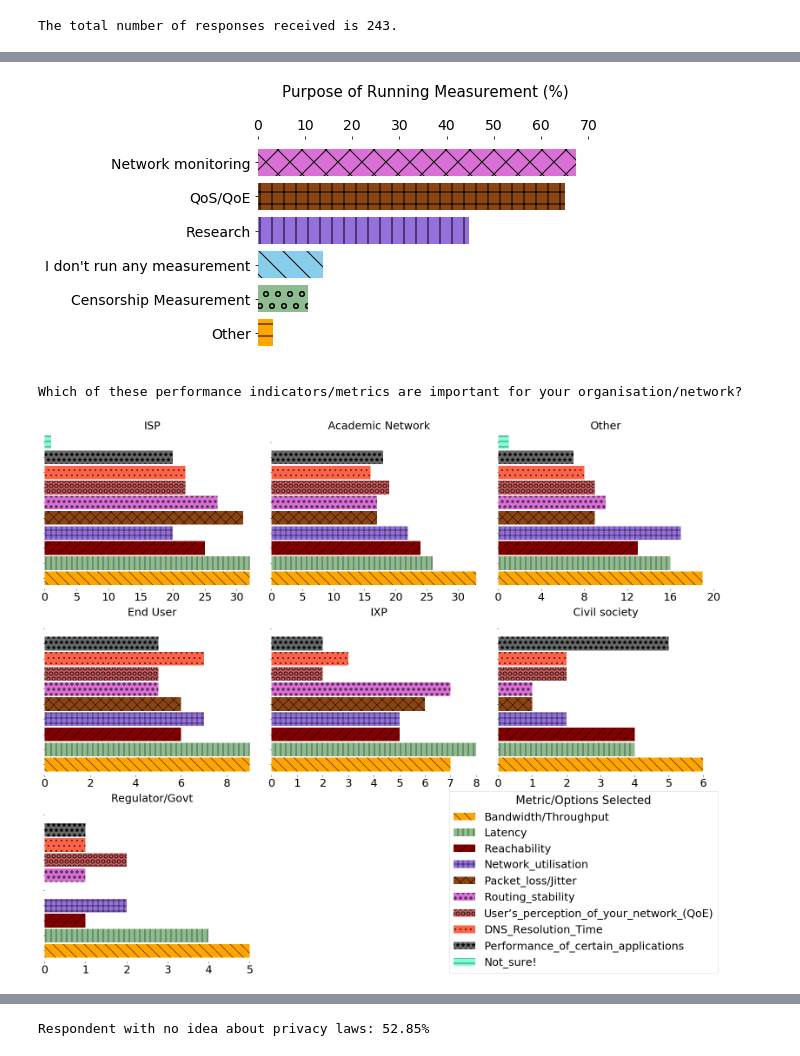
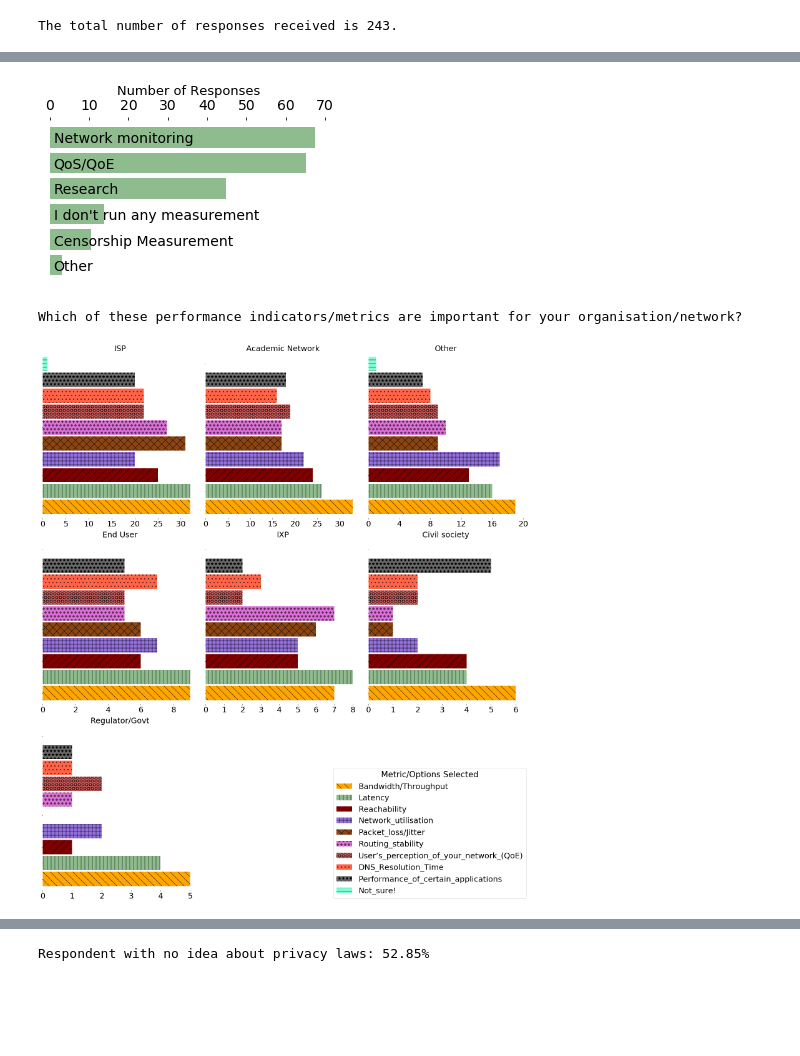
Before and after one commit to AFRINIC-Labs/Africa_Internet_Measurement_Survey, a Jupyter notebook: survey_analysis.ipynb, the cells around one changed output, grey strips where cells are left out. Drawn from its saved outputs; the diff is of its cells as text; code cells hidden in the pictures; blank space fills up the shorter version.

```diff
--- a/survey_analysis.ipynb
+++ b/survey_analysis.ipynb
@@ -13,6 +13,15 @@ file.rename(columns={file.columns[0]: 'Country', file.columns[1]: 'Business Cate
                    , file.columns[2]: 'Business Category [Business Category - Other]'\
                    , file.columns[12]: 'Campaign Run'}, inplace=True)
 file['Country'].replace(np.nan, "Other", inplace=True)
+
+#Renaming Business Categories
+file.replace(('Regulator/Government Agency', 'Internet eXchange Point (IXP)',
+                 'End-user (Home/Mobile broadband)', 'Academic Institution', 'Academic network (NRENs)',
+                 'Internet Service Provider (ISP)', 'Telecom (Mobile) Operator','Wireless network',
+                'Enterprise Network','ccTLD/DNS Operator','Community Network','Datacentre', 'Cable Operator'),
+                ('Regulator/Govt', 'IXP', 'End User', 'Academic Network', 'Academic Network','ISP', 'ISP',
+                 'ISP', 'Other', 'Other', 'Other', 'Other', 'Other'),
+                inplace=True)
 # %% [output]
 The total number of responses received is 243.
 # %%
@@ -32,10 +41,6 @@ print("Total Number of responses: {}".format(total_responses))
 print("Number of countries that responded: {}".format(len(df['Country'].value_counts())-1))#minus 1 of 'Other'
 print("Responses with no country specified: {}\n".format(len(df[df['Country'] == "Other"])))
 
-#Excluded entries
-#excluded_df = file[~file.index.isin(df.index)]
-#excluded_df.to_csv(r'excluded.csv')
-
 #Businesses that run measurement campaign
 runm = len(df[['Business Category', 'Campaign Run']][df['Campaign Run']=="Yes"])
 runperc = round(runm/len(df)*100, 2)
@@ -49,13 +54,15 @@ mdata = len(df[['Business Category', 'Businesses Collecting Data']][df['Business
 mdataper = round(mdata/len(df)*100, 2)
 print("Total number of businesses that collect some measurement data: {} or {}% of all responses"\
       .format(mdata, mdataper))
-#df['Business Category'].unique()
 
-#Creating list of business and saving in dictionary for later use
-list1 = list(file['Business Category'].unique())
-dic = {k: v for v, k in enumerate(list1)}\
-.fromkeys(list1, 0) #Create dictionary from the list, assign 0 as value of keys
-businessList = pd.DataFrame.from_dict(dic, orient='index', columns=['Campaign Run'])
+#Number of Response by category
+df1 = df.set_index('Business Category')
+count = {}
+for i in df1.index.unique().tolist():
+    name = str(i)
+    length = len(df1.loc[name])
+    count.update({name:length })
+count
 # %% [output]
 First Cleaning: Elimating responses with no single measurement answer
 Total Number of responses: 162
@@ -231,43 +166,43 @@ def purpose_of_measurement():
                 other += value
             perc = (other/len(df2)*100)
             freq.append(perc)
             purpose.append("Other")
         else:
             value = len(df2[['Business Category', column]][df2[column]=="Yes"])
             perc = (value/len(df2)*100)
             freq.append(perc)
             ntype = col.split('[')[1].split(']')[0]
             if ntype == "Quality_of_Service_(QoS)/Quality_of_Experience_(QoE)":
                 ntype="QoS/QoE"
             purpose.append(ntype)
 
     final = dict(zip(purpose, freq)) #Creating dictionary based on the values in the two lists
     final = {k: v for k, v in sorted(final.items(), key=lambda x: x[1])} #Sorting dict by values
 
-    fig, ax = plt.subplots(figsize=(6,4))
-    patterns = [ '-', 'o' , '\\' , '|' , '+' , 'x',]
-    color=['orange', 'darkseagreen', 'skyblue', 'mediumpurple', 'saddlebrown', 'orchid']
-
+    fig, ax = plt.subplots(figsize=(5,3))
     final = {x.replace('_', ' '): v for x, v in final.items()}
 
-    bars = plt.barh(*zip(*final.items()), height=.8, color=color)
-    for bar, pattern in zip(bars, patterns):
-        bar.set_hatch(pattern)
+    bars = plt.barh(*zip(*final.items()), height=.8, color='darkseagreen')
+
     for spine in ax.spines:
         ax.spines[spine].set_visible(False)
 
     ax.tick_params(axis = 'both', which = 'major', labelsize = 14)
-    ax.set_xlabel('Purpose of Running Measurement (%)\n', fontdict={'fontsize': 15})
-    ax.set_xticks([0,10,20,30,40,50,60,70])
+    ax.yaxis.tick_right()
+    ax.tick_params(axis="y", which='major', length=0)
+    ax.tick_params(axis="y",direction="in", pad=-275)
     ax.xaxis.tick_top()
     ax.xaxis.set_label_position('top')
+    ax.set_xlabel('Number of Responses', fontdict={'fontsize': 13})
+    ax.set_xticks([0,10,20,30,40,50,60,70])
+
     plt.savefig('figures/purpose.pdf', bbox_inches = 'tight')
     plt.show()
 
     return
 purpose_of_measurement()
 # %% [output]
-[figure, old version]
+[figure, new version]
 # %%
 #The popular metrics
 def metrics():
@@ -285,13 +220,10 @@ def metrics():
  '7._Which_of_these_performance_indicators/metrics_are_important_for_your_organisation/network?_[Other]',]
 
     df1 = df[metrics_list]
-    df1.replace(('Yes', 'No','Academic network (NRENs)', 'Telecom (Mobile) Operator','Wireless network',
-                'Enterprise Network','ccTLD/DNS Operator','Community Network','Datacentre', 'Cable Operator'),
-                (1, 0, 'Academic Institution', 'Internet Service Provider (ISP)',
-                 'Internet Service Provider (ISP)', 'Other', 'Other', 'Other', 'Other', 'Other'), inplace=True)
+    df1.replace(('Yes', 'No'), (1, 0), inplace=True)
     df1.set_index('Business Category', inplace=True)
 
-    #Extract the required headings
+
     for col in df1.columns:
         name = col.split('[')[1].split(']')[0]
         if name == "Performance_of_certain_applications_(Youtube,_Facebook,_etc)":
@@ -299,9 +231,6 @@ def metrics():
         df1.rename(columns={col:name}, inplace=True)
 
     df1.drop(['Other'], axis=1, inplace=True)
-    '''df1['Other'] = df1['Other'].notnull().astype(int)
-    df1.fillna(value={'Other':0}, inplace=True)'''
-
     df1 = df1.groupby(level=0, as_index=True).sum()
 
     df1.loc['Total',:]= df1.sum(axis=0)
@@ -317,15 +246,9 @@ def metrics():
     fig, axes = plt.subplots(3,3, sharex=False, sharey=True)
     print("\nWhich of these performance indicators/metrics are important for your organisation/network?\n\n")
 
-    df1.rename(index={'End-user (Home/Mobile broadband)':'End User',
-                     'Internet Service Provider (ISP)':'ISP',
-                     'Internet eXchange Point (IXP)':'IXP',
-                     'Academic Institution': 'Academic Network',
-                     'Regulator/Government Agency':'Regulator/Govt'},inplace=True)
-
     #Plot the graphs
     for col in df1[1:].index:
-        bars = df1.loc[col].drop(['Total']).plot.barh(width=.9, figsize=(22, 18), color=color, ax=axes[i, j])
+        bars = df1.loc[col].drop(['Total']).plot.barh(width=.9, figsize=(22, 25), color=color, ax=axes[i, j])
 
         for tick in axes[i, j].xaxis.get_major_ticks():
                 tick.label.set_fontsize(25)
@@ -369,7 +292,7 @@ def metrics():
 metrics()
 # %% [output]
 Which of these performance indicators/metrics are important for your organisation/network?
-[figure, old version]
+[figure, new version]
 # %%
 #Popular Platforms
 def platforms():
```
Also changed, not shown: parts of 12 cells of this notebook.
